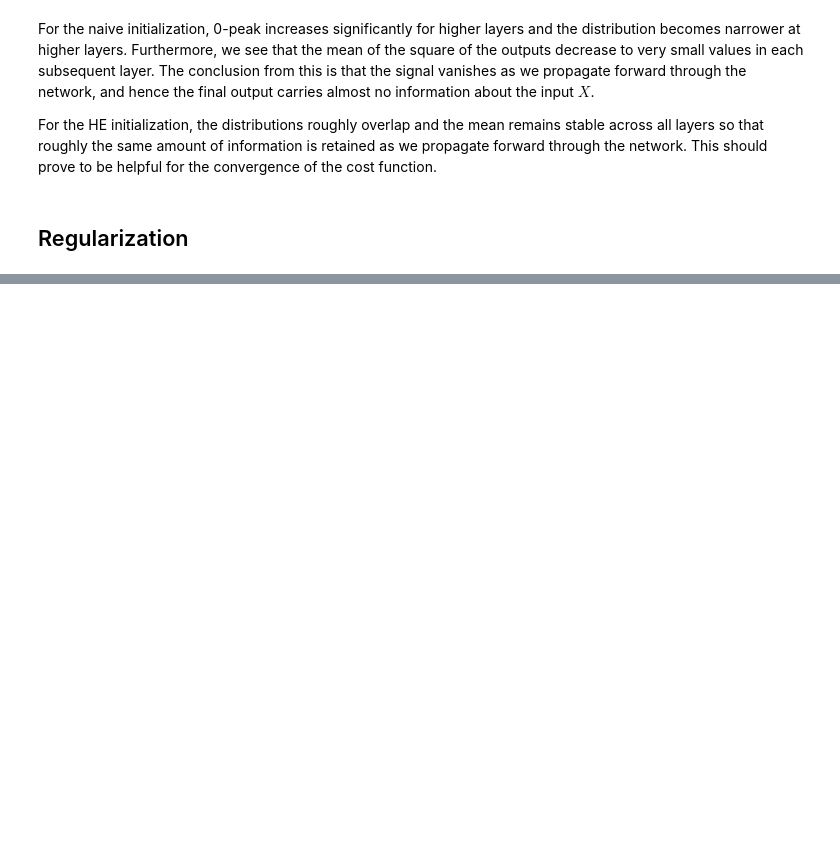
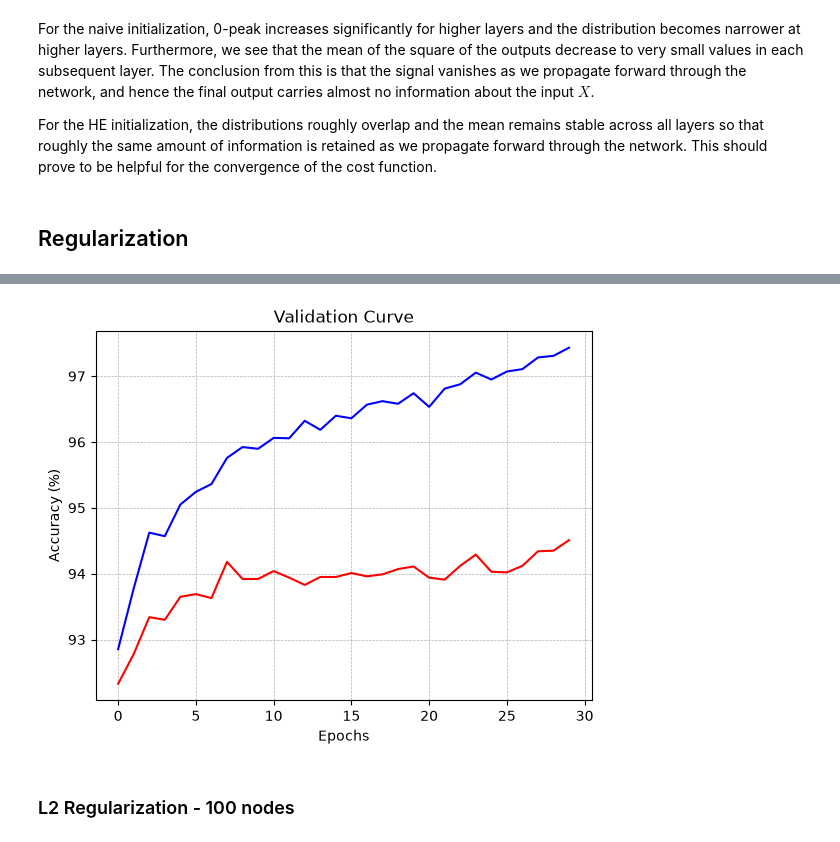
Before and after one commit to svd-jelo/deep-learning, a Jupyter notebook: 201-practical-aspects-of-DL.ipynb, the cells around one changed output, grey strips where cells are left out. Drawn from its saved outputs; the diff is of its cells as text; code cells hidden in the pictures; blank space fills up the shorter version.

```diff
--- a/201-practical-aspects-of-DL.ipynb
+++ b/201-practical-aspects-of-DL.ipynb
@@ -291,0 +342,12 @@ score: 96.50%
+# %%
+X_train, y_train = load_examples_mnist(n_samples=60000)
+X_test, y_test = load_examples_mnist(n_samples=10000,
+                                     images_path='data/mnist-handwritten-images/t10k-images-idx3-ubyte/t10k-images-idx3-ubyte',
+                                     labels_path='data/mnist-handwritten-images/t10k-labels-idx1-ubyte/t10k-labels-idx1-ubyte')
+
+n0 = X_train.shape[1]
+sizes = [n0, 30, 10]
+activation_functions = ['sigmoid','sigmoid']
+
+net = Network(sizes, activation_functions, random_state=1, cost="cross_entropy", init_method="naive", mini_batch_size=10, max_epochs=30, learning_rate=0.5, verbose=True, monitor_cost=True, monitor_accuracy=True, val_data=(X_test, y_test))
+net.fit(X_train, y_train)
@@ -291,0 +368,19 @@ score: 96.50%
+# %%
+def plot_train_test_accuracy(net: Network, ax=None, **kwargs):
+    if ax is None:
+        ax = plt.gca()
+    training_accuracy = np.array(net.training_accuracy)*100
+    test_accuracy = np.array(net.val_accuracy)*100
+    epochs = np.arange(len(training_accuracy))
+    ax.plot(epochs,training_accuracy,c='blue',label='Training accuracy')
+    ax.plot(epochs,test_accuracy,c='red',label='Test accuracy')
+    ax.grid(visible=True, axis="both", which="major", linestyle="--", linewidth="0.5")
+    ax.set_xlabel("Epochs")
+    ax.set_ylabel("Accuracy (%)")
+    ax.set_title("Validation Curve")
+
+plot_train_test_accuracy(net)
+# %% [output]
+[figure, added]
+# %% [markdown]
+### L2 Regularization - 100 nodes
```
Also changed, not shown: parts of 33 cells of this notebook, 2 other files.
